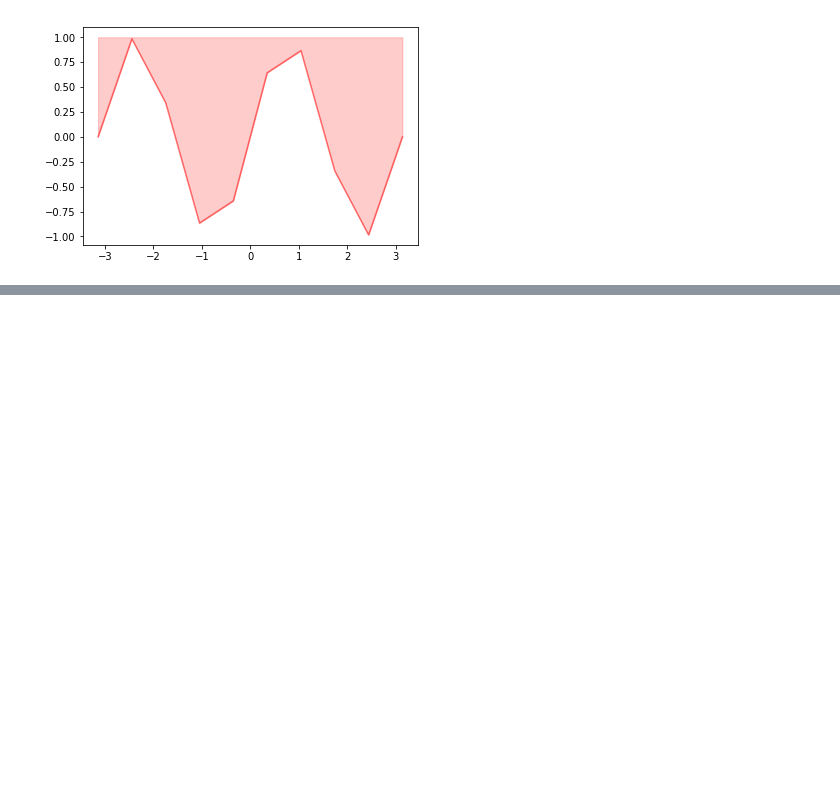
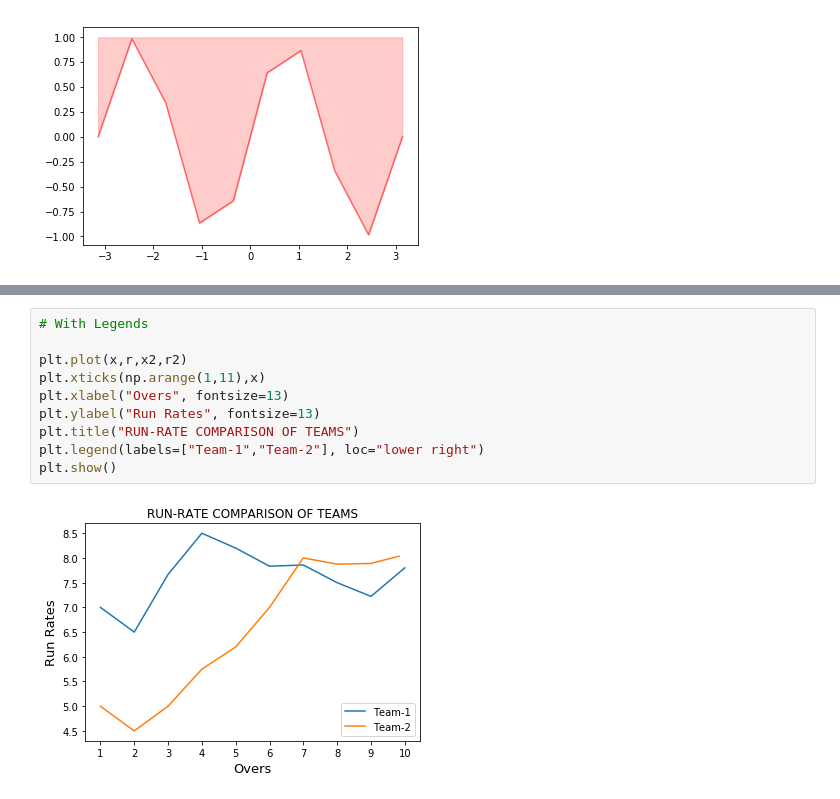
Before and after one commit to Salmankh3/Data-Visualization-Python, a Jupyter notebook: Section-02.ipynb, the cells around one changed output, grey strips where cells are left out. Drawn from its saved outputs; the diff is of its cells as text; blank space fills up the shorter version.

```diff
--- a/Section-02.ipynb
+++ b/Section-02.ipynb
@@ -94,0 +135,12 @@ plt.show()
+# %%
+# With Legends
+
+plt.plot(x,r,x2,r2)
+plt.xticks(np.arange(1,11),x)
+plt.xlabel("Overs", fontsize=13)
+plt.ylabel("Run Rates", fontsize=13)
+plt.title("RUN-RATE COMPARISON OF TEAMS")
+plt.legend(labels=["Team-1","Team-2"], loc="lower right")
+plt.show()
+# %% [output]
+[figure, added]
```
Also changed, not shown: parts of 8 cells of this notebook.
